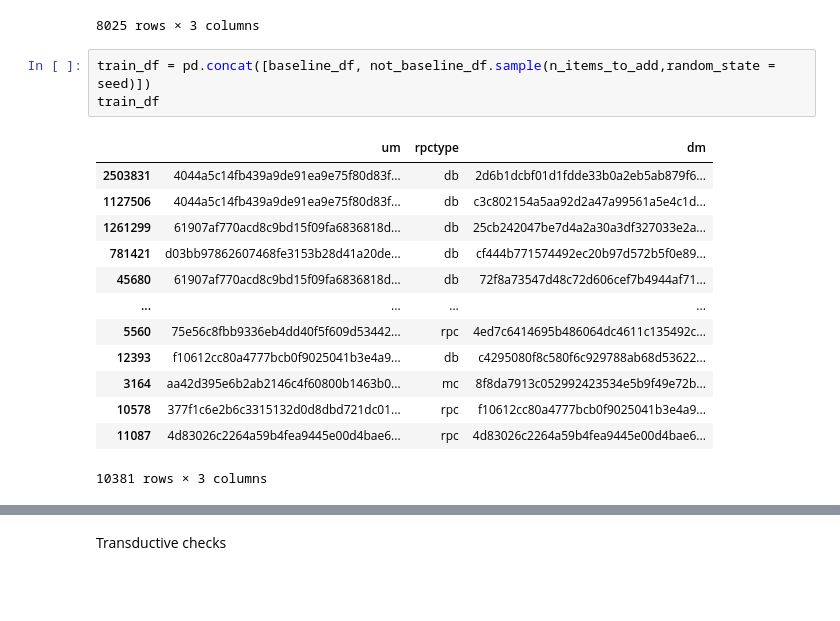
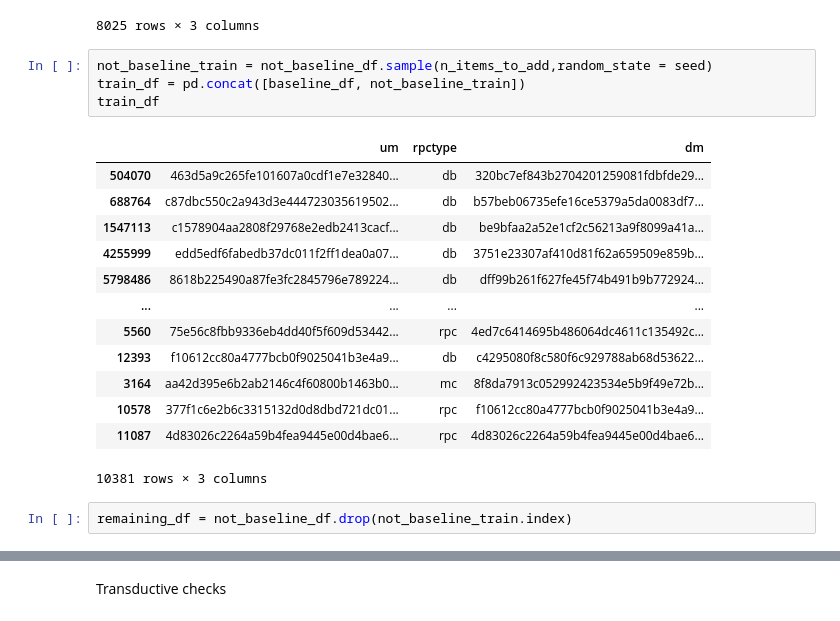
Before and after one commit to GianlucaRub/Master-Thesis, a Jupyter notebook: Gianluca - MSCallGraph_0 - tsv creation transductive.ipynb, the cells around one changed output, grey strips where cells are left out. Drawn from its saved outputs; the diff is of its cells as text; blank space fills up the shorter version.

```diff
--- a/Gianluca - MSCallGraph_0 - tsv creation transductive.ipynb
+++ b/Gianluca - MSCallGraph_0 - tsv creation transductive.ipynb
@@ -81,15 +79,16 @@ not_baseline_df
 | 16220 | 5cca70246befb1f4c9546d2912b9419de... | db | 31a97907aa00a2d2d1445a5104bbcc47d... |
 8025 rows × 3 columns
 # %%
-train_df = pd.concat([baseline_df, not_baseline_df.sample(n_items_to_add,random_state = seed)])
+not_baseline_train = not_baseline_df.sample(n_items_to_add,random_state = seed)
+train_df = pd.concat([baseline_df, not_baseline_train])
 train_df
 # %% [output]
 |  | um | rpctype | dm |
-| 2503831 | 4044a5c14fb439a9de91ea9e75f80d83f... | db | 2d6b1dcbf01d1fdde33b0a2eb5ab879f6... |
-| 1127506 | 4044a5c14fb439a9de91ea9e75f80d83f... | db | c3c802154a5aa92d2a47a99561a5e4c1d... |
-| 1261299 | 61907af770acd8c9bd15f09fa6836818d... | db | 25cb242047be7d4a2a30a3df327033e2a... |
-| 781421 | d03bb97862607468fe3153b28d41a20de... | db | cf444b771574492ec20b97d572b5f0e89... |
-| 45680 | 61907af770acd8c9bd15f09fa6836818d... | db | 72f8a73547d48c72d606cef7b4944af71... |
+| 504070 | 463d5a9c265fe101607a0cdf1e7e32840... | db | 320bc7ef843b2704201259081fdbfde29... |
+| 688764 | c87dbc550c2a943d3e444723035619502... | db | b57beb06735efe16ce5379a5da0083df7... |
+| 1547113 | c1578904aa2808f29768e2edb2413cacf... | db | be9bfaa2a52e1cf2c56213a9f8099a41a... |
+| 4255999 | edd5edf6fabedb37dc011f2ff1dea0a07... | db | 3751e23307af410d81f62a659509e859b... |
+| 5798486 | 8618b225490a87fe3fc2845796e789224... | db | dff99b261f627fe45f74b491b9b772924... |
 | ... | ... | ... | ... |
 | 5560 | 75e56c8fbb9336eb4dd40f5f609d53442... | rpc | 4ed7c6414695b486064dc4611c135492c... |
 | 12393 | f10612cc80a4777bcb0f9025041b3e4a9... | db | c4295080f8c580f6c929788ab68d53622... |
@@ -97,3 +96,5 @@ train_df
 | 10578 | 377f1c6e2b6c3315132d0d8dbd721dc01... | rpc | f10612cc80a4777bcb0f9025041b3e4a9... |
 | 11087 | 4d83026c2264a59b4fea9445e00d4bae6... | rpc | 4d83026c2264a59b4fea9445e00d4bae6... |
 10381 rows × 3 columns
+# %%
+remaining_df = not_baseline_df.drop(not_baseline_train.index)
```
Also changed, not shown: parts of 16 cells of this notebook, 2 other files.
